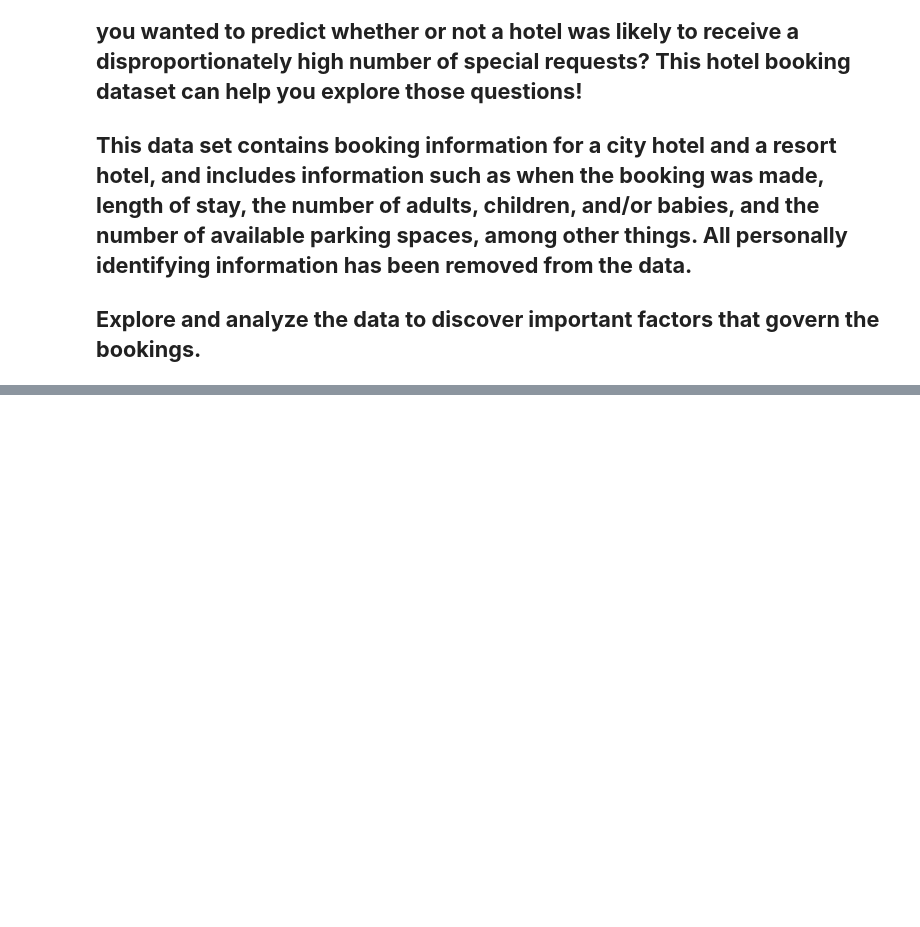
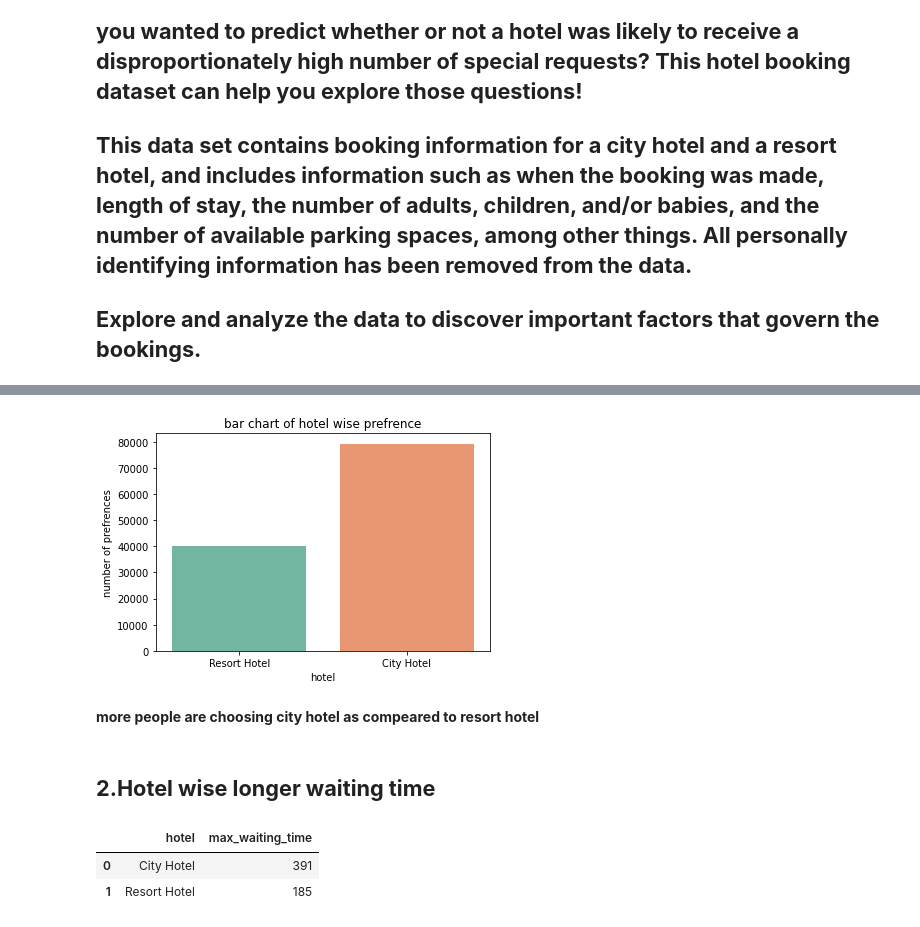
Before and after one commit to AASIFMALIK5101/Hotel-booking-capstone, a Jupyter notebook: Copy_of_Hotel_Booking_Analysis_Capstone_Project.ipynb, the cells around one changed output, grey strips where cells are left out. Drawn from its saved outputs; the diff is of its cells as text; code cells hidden in the pictures; blank space fills up the shorter version.

```diff
--- a/Copy_of_Hotel_Booking_Analysis_Capstone_Project.ipynb
+++ b/Copy_of_Hotel_Booking_Analysis_Capstone_Project.ipynb
@@ -11,0 +19,2 @@ import pandas as pd
+# %%
+hotel_data=pd.read_csv("/content/drive/MyDrive/capstone project 1/Copy of Hotel Bookings.csv")
@@ -11,0 +263,11 @@ import pandas as pd
+# %%
+sns.countplot(x=hotel_data["hotel"],palette="Set2")
+plt.title("bar chart of hotel wise prefrence")
+plt.ylabel("number of prefrences")
+plt.show()
+# %% [output]
+[figure, added]
+# %% [markdown]
+**more people are choosing city hotel as compeared to resort hotel**
+# %% [markdown]
+## **2.Hotel wise longer waiting time**
@@ -11,0 +278,6 @@ import pandas as pd
+# %%
+waiting_df1
+# %% [output]
+|  | hotel | max_waiting_time |
+| 0 | City Hotel | 391 |
+| 1 | Resort Hotel | 185 |
```
Also changed, not shown: parts of 60 cells of this notebook.
